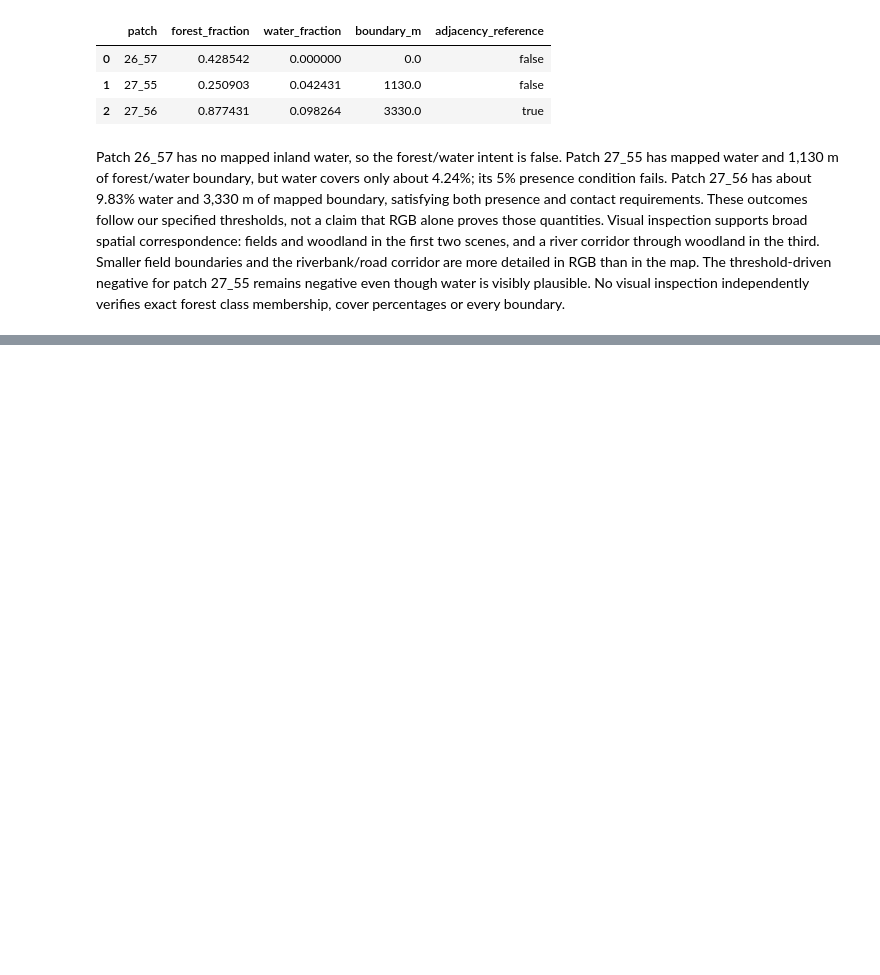
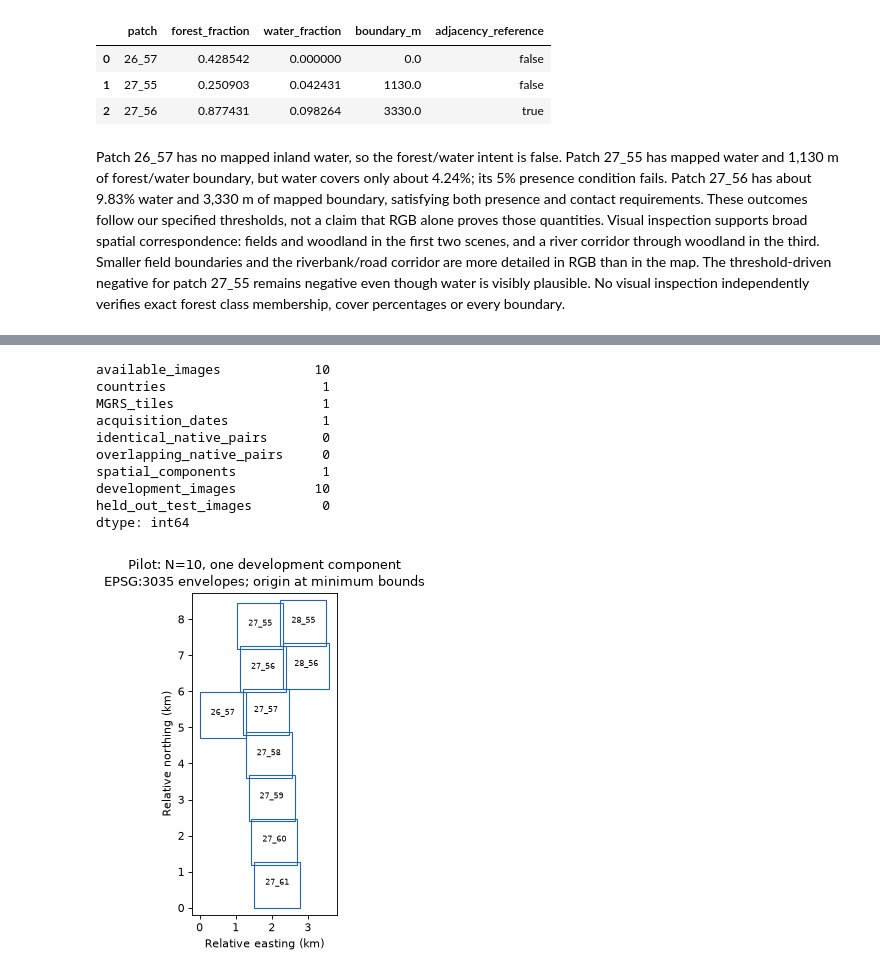
Before and after one commit to manuelmiddendorf/earth-observation, a Jupyter notebook: notebooks/02_benchmark_construction.ipynb, the cells around one changed output, grey strips where cells are left out. Drawn from its saved outputs; the diff is of its cells as text; code cells hidden in the pictures; blank space fills up the shorter version.

Commit message:
Add reference coverage and spatial benchmark readiness assessment (#6)

```diff
--- a/notebooks/02_benchmark_construction.ipynb
+++ b/notebooks/02_benchmark_construction.ipynb
@@ -43,6 +44,7 @@ This notebook uses **our derived rule**. It does not equate adjacency with dista
 or borrow text answers as reference labels.
 # %%
 from pathlib import Path
+from itertools import combinations
 import hashlib
 import json
 import numpy as np
@@ -52,8 +54,13 @@ from matplotlib.colors import ListedColormap, BoundaryNorm
 from matplotlib.patches import Patch
 from earth_observation.reference import load_specifications, evaluate_pilot
 from earth_observation.raster import patch_files, load_rgb, inspect_patch
+from earth_observation.benchmark import (coverage_tables, freeze_blockers,
+    load_benchmark_record, select_catalog, spatial_split, verified_footprints)
+from earth_observation.encoding import file_digest
 
-ROOT = Path.cwd().parent
+ROOT = Path.cwd().resolve()
+if ROOT.name == "notebooks":
+    ROOT = ROOT.parent
 RULES_PATH = ROOT / "config/reference-rules-v1.json"
 QUERIES_PATH = ROOT / "config/query-specification-v1.json"
 MANIFEST_PATH = ROOT / "manifests/data-pilot-v1.json"
@@ -61,11 +68,16 @@ CACHE = ROOT / "data/cache"
 RAW = ROOT / "data/raw"
 EXAMPLE_INDICES = [0, 1, 2]  # Fixed positions illustrating absence, threshold and contact.
 DISPLAY_UPPER_DN = 3000
+DESIGN_PATH = ROOT / "config/benchmark-design-v1.json"
+CANDIDATE_PATH = ROOT / "manifests/benchmark-candidate-v1.json"
+DESIGN = json.loads(DESIGN_PATH.read_text())
+plt.rcParams["figure.dpi"] = 80
 COLORS = {"forest": "#238b45", "inland_water": "#3182bd",
           "arable_land": "#fee08b", "pasture": "#a6d96a"}
 
 rules, queries = load_specifications(RULES_PATH, QUERIES_PATH)
 summaries, decisions = evaluate_pilot(MANIFEST_PATH, CACHE, RAW, rules, queries)
+catalog = pd.read_parquet(CACHE / "metadata.parquet")
 assert decisions.shape == (10, 8)
 pd.DataFrame([
     {"concept": name, "source_codes": definition["codes"],
@@ -268,0 +298,51 @@ verifies exact forest class membership, cover percentages or every boundary.
+# %%
+footprints = verified_footprints(patch_ids, RAW)
+assignment = spatial_split(footprints, patch_ids, DESIGN["spatial"])
+assert assignment.split.eq("development").all()
+assert assignment.groupby("group_id").split.nunique().eq(1).all()
+available_catalog = catalog.set_index("patch_id").loc[patch_ids]
+# Native overlap audit is specific to this available single-CRS pilot.
+assert footprints.native_crs.nunique() == 1
+native_boxes = footprints.native_bounds.tolist()
+identical_pairs = sum(a == b for a, b in combinations(native_boxes, 2))
+overlapping_pairs = sum(max(a[0], b[0]) < min(a[2], b[2]) and
+                        max(a[1], b[1]) < min(a[3], b[3])
+                        for a, b in combinations(native_boxes, 2))
+geography = pd.Series({"available_images": len(patch_ids),
+                       "countries": available_catalog.country.nunique(),
+                       "MGRS_tiles": footprints.tile.nunique(),
+                       "acquisition_dates": footprints.date.nunique(),
+                       "identical_native_pairs": identical_pairs,
+                       "overlapping_native_pairs": overlapping_pairs,
+                       "spatial_components": assignment.group_id.nunique(),
+                       "development_images": int(assignment.split.eq("development").sum()),
+                       "held_out_test_images": int(assignment.split.eq("test").sum())})
+display(geography)
+fig_geo, ax = plt.subplots(figsize=(6, 5), constrained_layout=True)
+origin_x, origin_y = footprints.left.min(), footprints.bottom.min()
+for pid, row in footprints.iterrows():
+    ax.add_patch(plt.Rectangle(((row.left-origin_x)/1000, (row.bottom-origin_y)/1000),
+                              (row.right-row.left)/1000, (row.top-row.bottom)/1000,
+                              fill=False, edgecolor="#2166ac"))
+    ax.text(((row.left+row.right)/2-origin_x)/1000,
+            ((row.bottom+row.top)/2-origin_y)/1000,
+            "_".join(pid.split("_")[-2:]), ha="center", fontsize=7)
+ax.set_xlim(-.2, (footprints.right.max()-origin_x)/1000+.2)
+ax.set_ylim(-.2, (footprints.top.max()-origin_y)/1000+.2)
+ax.set_aspect("equal")
+ax.set_xlabel("Relative easting (km)")
+ax.set_ylabel("Relative northing (km)")
+ax.set_title("Pilot: N=10, one development component\nEPSG:3035 envelopes; origin at minimum bounds")
+plt.show()
+# %% [output]
+available_images            10
+countries                    1
+MGRS_tiles                   1
+acquisition_dates            1
+identical_native_pairs       0
+overlapping_native_pairs     0
+spatial_components           1
+development_images          10
+held_out_test_images         0
+dtype: int64
+[figure, added]
```
Also changed, not shown: parts of 15 cells of this notebook, 10 other files.
